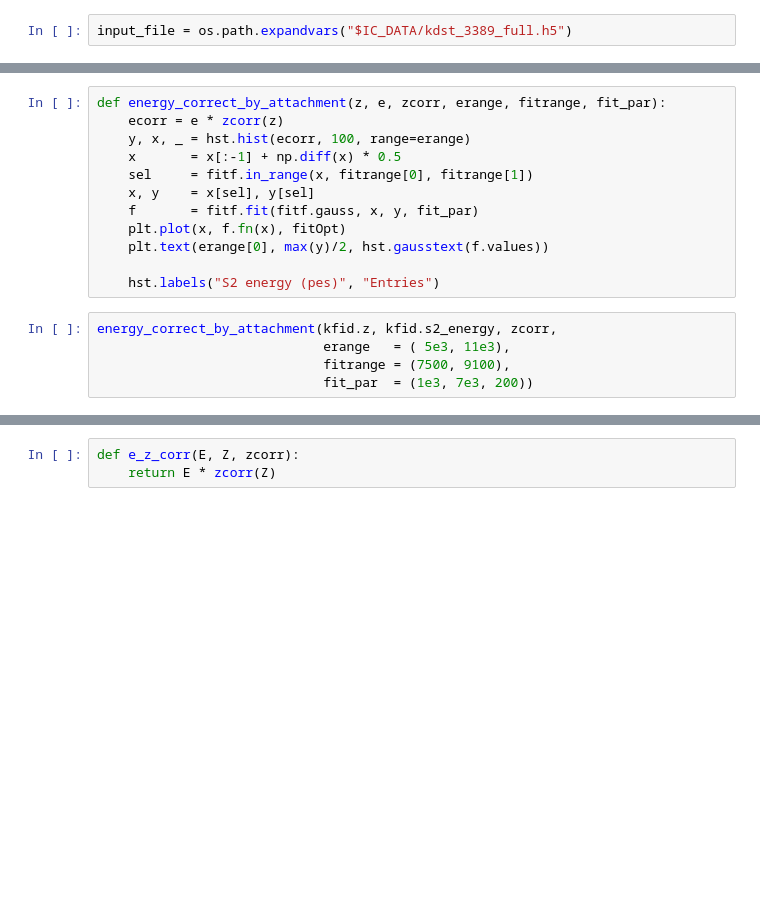
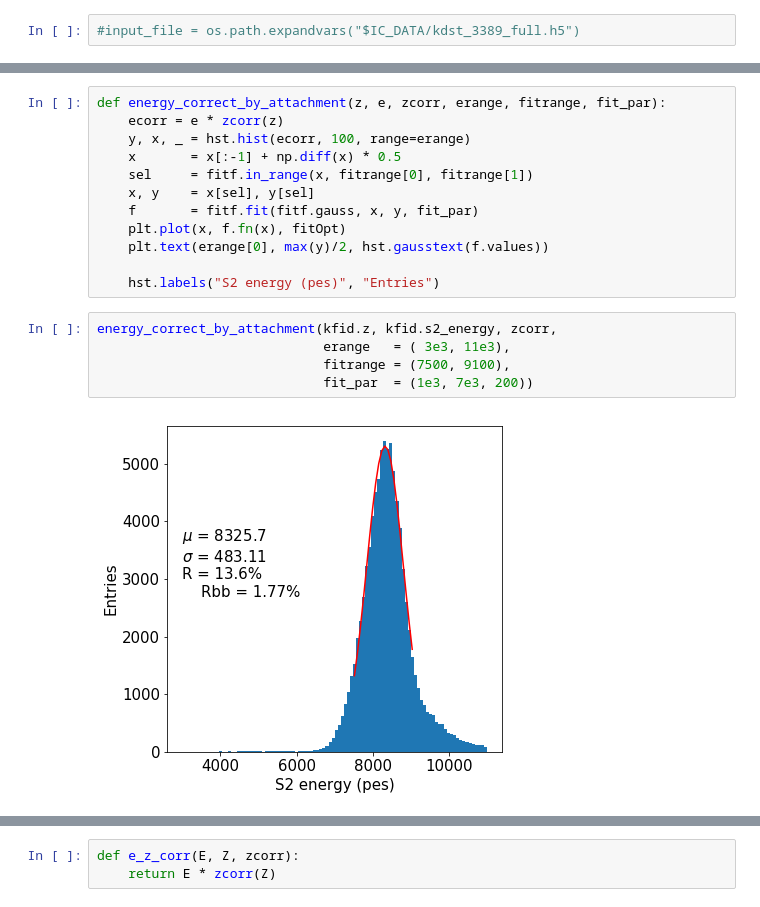
Before and after one commit to paolafer/ICARO, a Jupyter notebook: invisible_cities/Kryptonite/Kryptonite_run.ipynb, the cells around one changed output, grey strips where cells are left out. Cells and saved outputs as stored; diff of their text form; blank space fills up the shorter version.

```diff
--- a/invisible_cities/Kryptonite/Kryptonite_run.ipynb
+++ b/invisible_cities/Kryptonite/Kryptonite_run.ipynb
@@ -72,6 +77,6 @@ run_number=3389
 input_file = os.path.join(os.environ['IC_DATA'],
                         'LSC/pmaps/{}/kdst_{}_full.h5'.format(run_number, run_number))
 # %%
-input_file = os.path.expandvars("$IC_DATA/kdst_3389_full.h5")
+#input_file = os.path.expandvars("$IC_DATA/kdst_3389_full.h5")
 # %%
 input_file
@@ -273,6 +347,8 @@ def energy_correct_by_attachment(z, e, zcorr, erange, fitrange, fit_par):
     hst.labels("S2 energy (pes)", "Entries")
 # %%
 energy_correct_by_attachment(kfid.z, kfid.s2_energy, zcorr,
-                             erange   = ( 5e3, 11e3),
+                             erange   = ( 3e3, 11e3),
                              fitrange = (7500, 9100),
                              fit_par  = (1e3, 7e3, 200))
+# %% [output]
+[figure, added]
```
Also changed, not shown: parts of 43 cells of this notebook.
